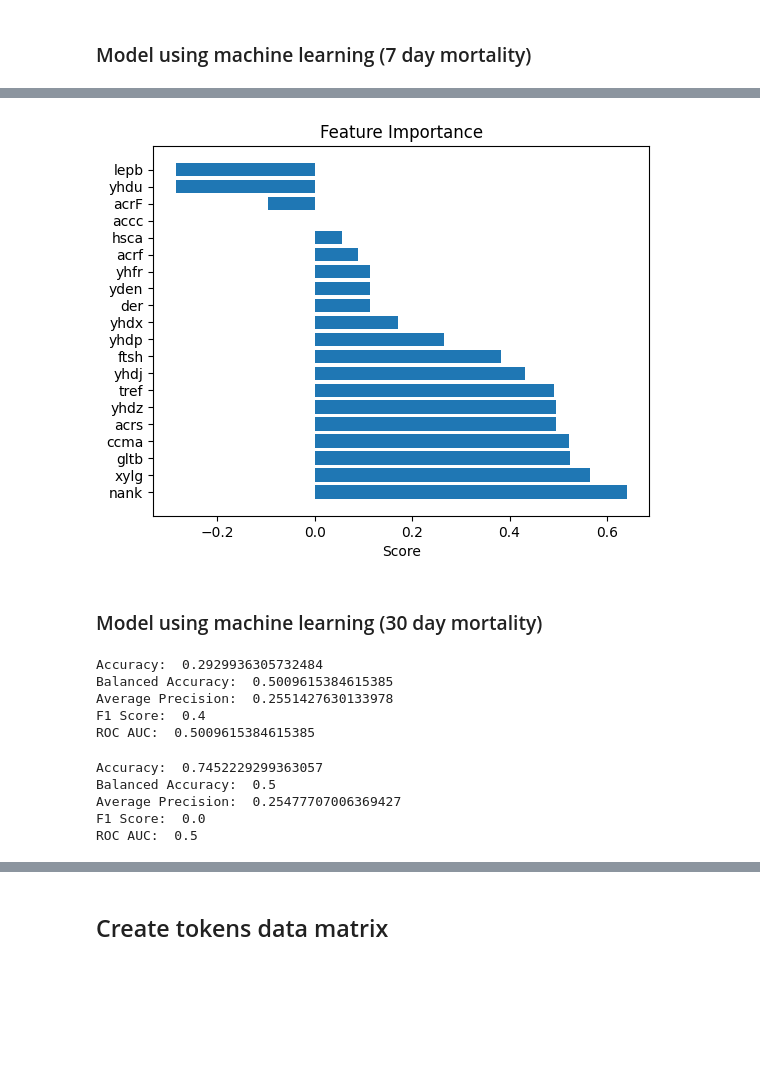
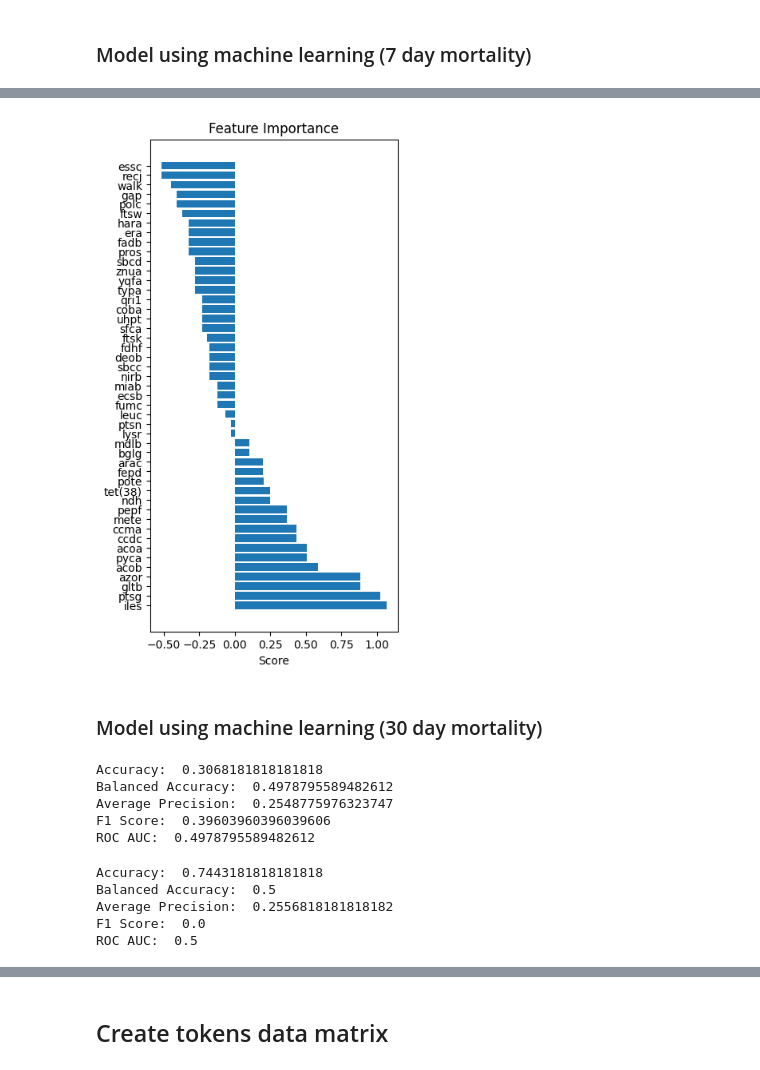
Before and after one commit to ryashpal/alfred-data-analysis, a Jupyter notebook: notebooks/top_annotations_by_weighted_sum/ecoli_all_annotations_top3sd.ipynb, the cells around one changed output, grey strips where cells are left out. Drawn from its saved outputs; the diff is of its cells as text; code cells hidden in the pictures; blank space fills up the shorter version.

Commit message:
obtained core genes for ecoli

```diff
--- a/notebooks/top_annotations_by_weighted_sum/ecoli_all_annotations_top3sd.ipynb
+++ b/notebooks/top_annotations_by_weighted_sum/ecoli_all_annotations_top3sd.ipynb
@@ -131,0 +130,11 @@ sns.histplot(highscoreDf.token_length, binwidth=1)
+# %%
+import os
+from pathlib import Path
+
+import pandas as pd
+
+
+coreGenesPath = Path(os.environ['GENOMICS_DATA_BASE'], 'annotations', 's_aureus_panaroo_strict', 'core_genes.csv')
+coreGenesDf = pd.read_csv(coreGenesPath)
+coreGenesDf['Gene'] = coreGenesDf.Gene.str.lower()
+coreGenesDf
@@ -139,7 +162,7 @@ import pandas as pd
 from pathlib import Path
 
 
-annotationOverlappingFilesDir = Path(os.environ['GENOMICS_DATA_BASE'], 'genome_nlp_tokens', 'overlapping_with_annotations', 'ECOLI')
+annotationOverlappingFilesDir = Path(os.environ['GENOMICS_DATA_BASE'], 'genome_nlp_tokens', 'overlapping_with_annotations', 'SAUR')
 
 annotationOverlappingDfList = []
 for annotationOverlappingFile in tqdm(os.listdir(annotationOverlappingFilesDir)):
@@ -148,7 +171,8 @@ for annotationOverlappingFile in tqdm(os.listdir(annotationOverlappingFilesDir))
     df['tube_code'] = [annotationOverlappingFile.split('_')[0]]*df.shape[0]
     df = df[df.tokens.apply(lambda x: (len(x) >= 5))].reset_index()
     df['gene'] = df.gene.str.lower()
-    annotationOverlappingDfList.append(df)
+    coreDf = df[df.gene.isin(coreGenesDf.Gene)]
+    annotationOverlappingDfList.append(coreDf)
 annotationOverlappingDf = pd.concat(annotationOverlappingDfList, ignore_index=True)
 annotationOverlappingDf = annotationOverlappingDf.drop_duplicates()
 annotationOverlappingDf
@@ -286,2 +310,5 @@ sns.histplot(geneWeightedsumDf.weighted_sum)
 # %% [markdown]
 ## Top genes based on the weighted sum
+# %%
+weightedsumCutoff = geneWeightedsumDf.weighted_sum.mean() + (2 * geneWeightedsumDf.weighted_sum.std())
+weightedsumCutoff
@@ -686,5 +725,5 @@ geneWeightedsumDf
 # %%
-signatureAnnotationsDf = highscoreTokenOverlapsDf[highscoreTokenOverlapsDf['gene'].isin(geneWeightedsumDf.sort_values(by=['weighted_sum'], ascending=False)[:20]['gene'])]
+signatureAnnotationsDf = highscoreTokenOverlapsDf[highscoreTokenOverlapsDf['gene'].isin(geneWeightedsumDf[geneWeightedsumDf.weighted_sum > weightedsumCutoff].sort_values(by=['weighted_sum'], ascending=False)['gene'])]
 signatureAnnotationsDf
 # %% [output]
 |  | contig_id | start_position | end_position | tokens | score | gene | name | tube_code |
@@ -913,18 +1102,18 @@ featureImportanceDf
 # %%
 import matplotlib.pyplot as plt
 
 
-fig, ax = plt.subplots()
+fig, ax = plt.subplots(figsize=(4, 8))
 
 ax.barh(y=featureImportanceDf.Feature, width=featureImportanceDf.Coefficient, align='center')
 # ax.set_yticks(y_pos, labels=people)
 ax.invert_yaxis()  # labels read top-to-bottom
 ax.set_xlabel('Score')
 ax.set_title('Feature Importance')
 
 plt.show()
 # %% [output]
-[figure, old version]
+[figure, new version]
 # %% [markdown]
 ### Model using machine learning (30 day mortality)
 # %%
@@ -950,11 +1139,11 @@ print('Average Precision: ', average_precision_score(y_test, y_pred))
 print('F1 Score: ', f1_score(y_test, y_pred))
 print('ROC AUC: ', roc_auc_score(y_test, y_pred))
 # %% [output]
-Accuracy:  0.2929936305732484
-Balanced Accuracy:  0.5009615384615385
-Average Precision:  0.2551427630133978
-F1 Score:  0.4
-ROC AUC:  0.5009615384615385
+Accuracy:  0.3068181818181818
+Balanced Accuracy:  0.4978795589482612
+Average Precision:  0.2548775976323747
+F1 Score:  0.39603960396039606
+ROC AUC:  0.4978795589482612
 # %%
 from sklearn.model_selection import train_test_split
 from sklearn.linear_model import LogisticRegression
@@ -975,9 +1164,9 @@ print('Average Precision: ', average_precision_score(y_test, y_pred))
 print('F1 Score: ', f1_score(y_test, y_pred))
 print('ROC AUC: ', roc_auc_score(y_test, y_pred))
 # %% [output]
-Accuracy:  0.7452229299363057
+Accuracy:  0.7443181818181818
 Balanced Accuracy:  0.5
-Average Precision:  0.25477707006369427
+Average Precision:  0.2556818181818182
 F1 Score:  0.0
 ROC AUC:  0.5
 # %%
```
Also changed, not shown: parts of 65 cells of this notebook, 3 other files.
